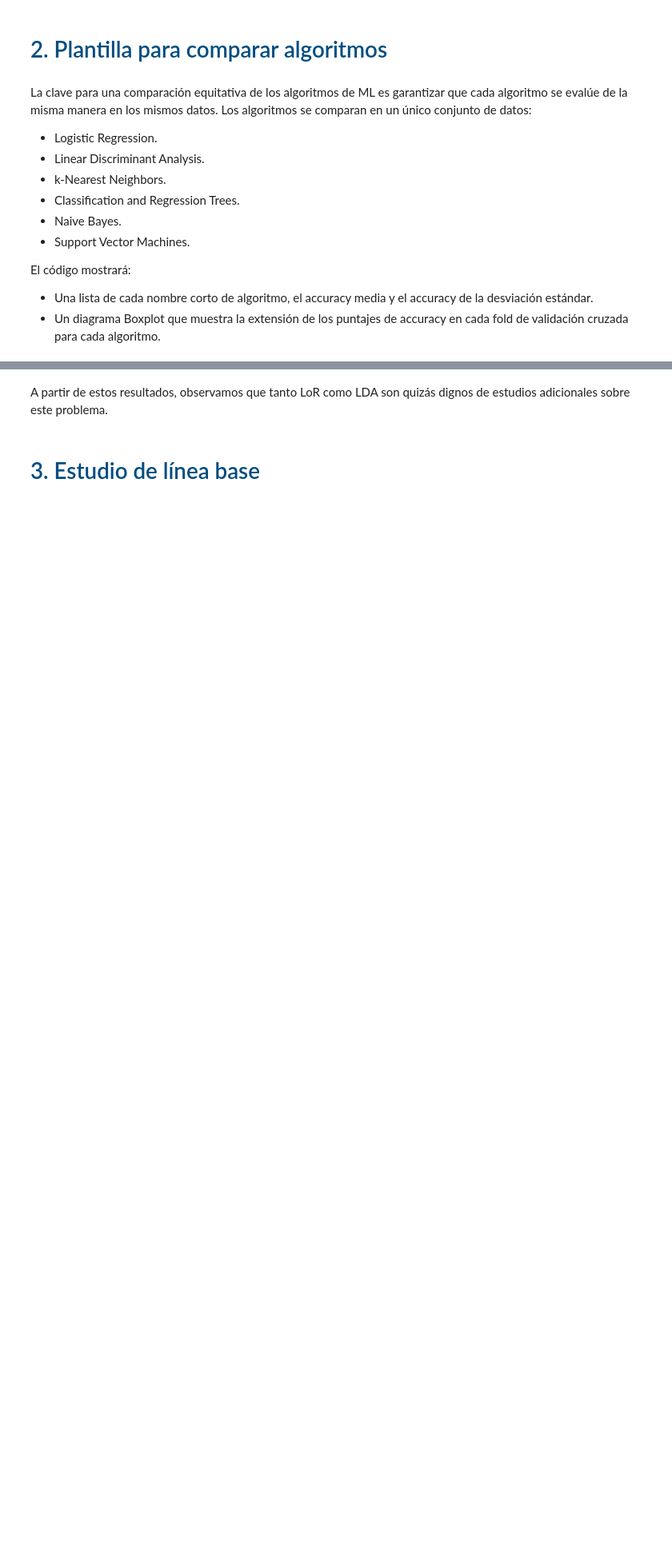
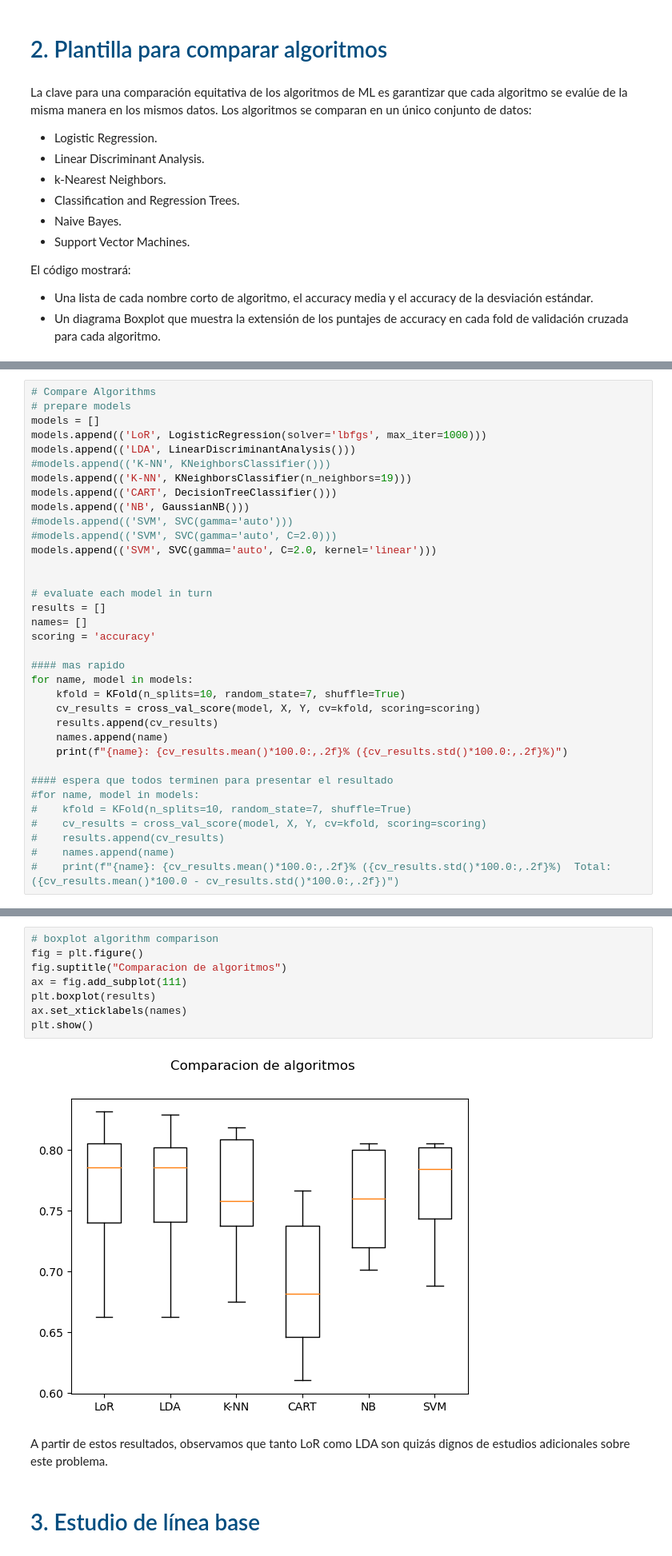
Before and after one commit to EnmanuelMartinsAbilheira/machine-learning-with-python-advanced-machine-learning, a Jupyter notebook: Cap 5. Fase de Modelado/5.2. Plantilla para comparar algoritmos.ipynb, the cells around one changed output, grey strips where cells are left out. Shown: that part at 80% size. Saved outputs shown, nothing was run; the diff lists cells and outputs as text; blank space fills up the shorter version.

```diff
--- a/Cap 5. Fase de Modelado/5.2. Plantilla para comparar algoritmos.ipynb
+++ b/Cap 5. Fase de Modelado/5.2. Plantilla para comparar algoritmos.ipynb
@@ -109,0 +92,35 @@ SVM: 65.10% (7.21%)
+# %%
+# Compare Algorithms
+# prepare models
+models = []
+models.append(('LoR', LogisticRegression(solver='lbfgs', max_iter=1000)))
+models.append(('LDA', LinearDiscriminantAnalysis()))
+#models.append(('K-NN', KNeighborsClassifier()))
+models.append(('K-NN', KNeighborsClassifier(n_neighbors=19)))
+models.append(('CART', DecisionTreeClassifier()))
+models.append(('NB', GaussianNB()))
+#models.append(('SVM', SVC(gamma='auto')))
+#models.append(('SVM', SVC(gamma='auto', C=2.0)))
+models.append(('SVM', SVC(gamma='auto', C=2.0, kernel='linear')))
+
+
+# evaluate each model in turn
+results = []
+names= []
+scoring = 'accuracy'
+
+#### mas rapido
+for name, model in models:
+    kfold = KFold(n_splits=10, random_state=7, shuffle=True)
+    cv_results = cross_val_score(model, X, Y, cv=kfold, scoring=scoring)
+    results.append(cv_results)
+    names.append(name)
+    print(f"{name}: {cv_results.mean()*100.0:,.2f}% ({cv_results.std()*100.0:,.2f}%)")
+
+#### espera que todos terminen para presentar el resultado
+#for name, model in models:
+#    kfold = KFold(n_splits=10, random_state=7, shuffle=True)
+#    cv_results = cross_val_score(model, X, Y, cv=kfold, scoring=scoring)
+#    results.append(cv_results)
+#    names.append(name)
+#    print(f"{name}: {cv_results.mean()*100.0:,.2f}% ({cv_results.std()*100.0:,.2f}%)  Total: ({cv_results.mean()*100.0 - cv_results.std()*100.0:,.2f})")
@@ -110,3 +134,13 @@ SVM: 65.10% (7.21%)
+# %%
+# boxplot algorithm comparison
+fig = plt.figure()
+fig.suptitle("Comparacion de algoritmos")
+ax = fig.add_subplot(111)
+plt.boxplot(results)
+ax.set_xticklabels(names)
+plt.show()
+# %% [output]
+[figure, added]
 # %% [markdown]
 A partir de estos resultados, observamos que tanto LoR como LDA son quizás dignos de estudios adicionales sobre este problema.
 # %% [markdown]
```
Also changed, not shown: parts of 6 cells of this notebook, 2 other files.
